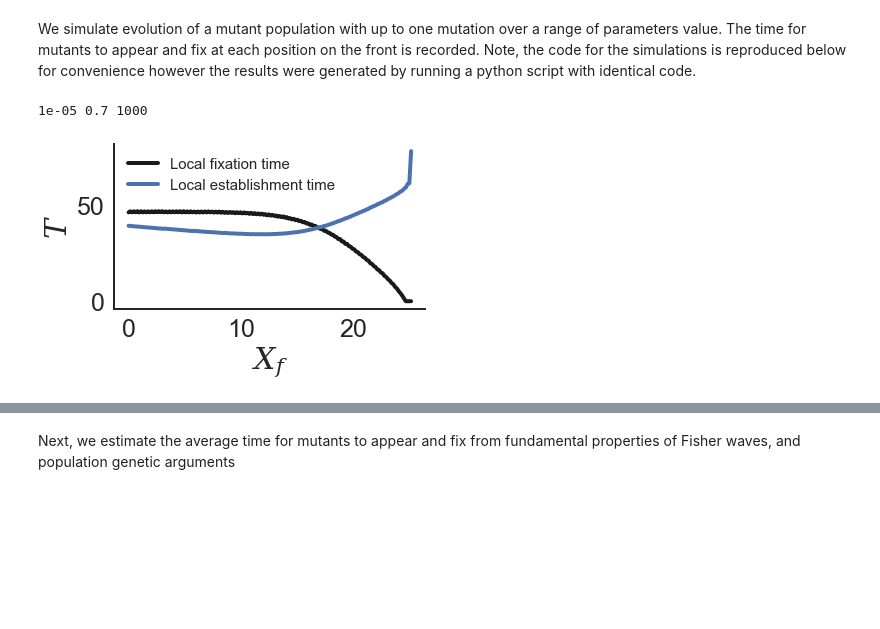
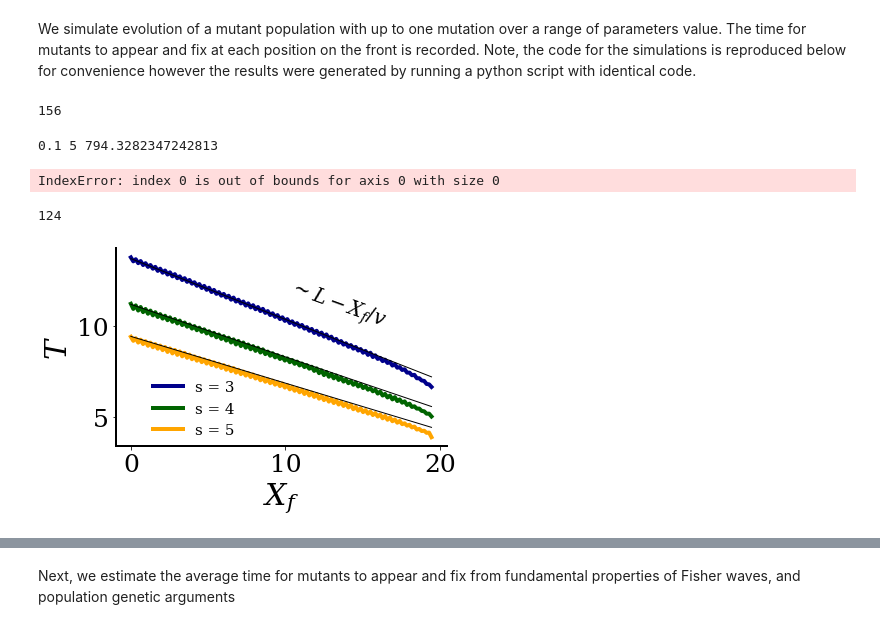
Before and after one commit to nkrishnan94/Range-Expansion-Eco-Evo-Regime, a Jupyter notebook: Range expansion shifts clonal interference patterns in evolving populations.ipynb, the cells around one changed output, grey strips where cells are left out. Drawn from its saved outputs; the diff is of its cells as text; code cells hidden in the pictures; blank space fills up the shorter version.

```diff
--- a/Range expansion shifts clonal interference patterns in evolving populations.ipynb
+++ b/Range expansion shifts clonal interference patterns in evolving populations.ipynb
@@ -679,15 +668,17 @@ ax.patch.set_alpha(0)
 ### Fixation and establishment times over a range of $s$, $r_w$, and $K$
 # %% [markdown]
 We simulate evolution of a mutant population with up to one mutation over a range of parameters value. The time for mutants to appear and fix at each position on the front is recorded. Note, the code for the simulations is reproduced below for convenience however the results were generated by running a python script with identical code.
+# %%
+L_f
+# %% [output]
+156
 # %%
-from evo_diffeqs import*
-from tqdm import tqdm
 
 ##simulating fixation of single mutant
 #parameter values
-mu_range =1/(10**np.array([5]))
-s_range = [.7]
-K_range=10**np.array( [3])
+mu_range =1/(10**np.array([1]))
+s_range = [5]
+K_range=10**np.array( [2.9])
 D_range=[1]
 params = [mu_range,s_range,K_range,D_range]
 
@@ -715,7 +706,7 @@ for mu in tqdm(mu_range):
 
 
 
-                R=400
+                R=100
                 dR =.5*(r)**.5
                 R_space = np.linspace(0,R-dR,R/dR)
 
@@ -739,7 +730,7 @@ for mu in tqdm(mu_range):
                 ##simulation until fixaiton along entire fron
                 while not fixed:
                     #solve stochastich Fisher equation for on time step
-                    db = sFisher_1max(b,R_space,mu,s,r,K,D)
+                    db = sFisher_1max(b,R_space,dt,mu,s,r,K,D)
                     ##add new alleles to b vector
                     b_1 = b+dt*db  ##compute new population density per Euler-Murayama method
                     for i in range(len(b_1)):
@@ -750,7 +741,7 @@ for mu in tqdm(mu_range):
 
                     ### position where total population density goes to 0, or the "front end"
                     btot = np.sum(b,axis=0)
-                    f_end = max(np.where(btot*K<1)[0][0],L_f)
+                    f_end = max(np.where((btot*K)<1)[0][0],L_f)
 
 
                     ##check where the wild type wave is exteinct along the front
@@ -763,44 +754,60 @@ for mu in tqdm(mu_range):
                     fixed = all(fix_bools)
 
                     ##check where the wild type wave is extinct along the front
-                    est_bools = (b[1][f_end-L_f:f_end])>(mu*10)
+                    est_bools = (b[1][f_end-L_f:f_end]*K)>1
                     est_times.append((eb_1^est_bools)*t)
                     eb_1 = est_bools
+                    if f_end > (4*L_f):
+                        for i in range(len(b)):
+                            b[i] = np.append(b[i][2*L_f:], np.zeros(2*L_f))
+
                     t+=1
 
 
                 data_exp.append([np.array(fix_times)[:,:].max(axis=0)*dt,
                                np.array(est_times)[:,:].max(axis=0)*dt])
 # %% [output]
-1e-05 0.7 1000
+0.1 5 794.3282347242813
+IndexError: index 0 is out of bounds for axis 0 with size 0
 # %%
 ##save simulation results
 #np.save('data_exp.npy', np.array(data_exp))
 # %%
 ##load simulation results
-data_exp = np.load('data_exp.npy')
+data_exp = np.load('data_exp1.npy')
 # %%
-data_exp = np.array(data_exp).reshape(4,3,2,2)
+data_exp=np.array(data_exp).reshape(5,3,3,2,2)
+# %%
+(np.mean(data_exp[:,0,0,0,0],axis=0)
+# %% [output]
+124
 # %%
 fig,ax = plt.subplots(figsize=(6,4))
-sns.set(font_scale=2,font='serif')
-sns.set_style("white")
-ax.plot(R_space[0:len(data_exp[0,0,1,0][:-1])],data_exp[0,0,1,0][:-1]-data_exp[0,0,1,1][:-1],'k',lw=4,label='Local fixation time')
-ax.plot(R_space[0:len(data_exp[0,0,1,0][:-1])],data_exp[0,0,1,1][:-1],'b',lw=4,label ='Local establishment time')
+colors = ['darkblue','darkgreen','orange',]
+
+
+for i in [0,1,2]:
+    ax.plot(x[0:L_f],np.mean(data_exp[:,0,i,0,0],axis=0),'b',lw=4,label ='s = %d' %s[i],color = colors[i])
+    ax.plot(x[0:L_f],(.5*(x[L_f]-x[0:L_f] ))/ ( ((s[i]+1)**.5)-.5) +.5+np.mean(data_exp[:,0,i,0,0],axis=0).min() ,color='k',lw=1)
+
+
+ax.text(10,10,'$\sim L-X_f / v$',fontsize=20,rotation=-20)
+
+
+
 ax.spines['top'].set_visible(False)
 ax.spines['bottom'].set_linewidth(2)
 ax.spines['left'].set_linewidth(2)
 ax.spines['right'].set_linewidth(False)
-leg = ax.legend(fontsize=15,edgecolor='w')
+leg = ax.legend(fontsize=15,edgecolor='w',bbox_to_anchor=(.4, .4))
 ax.set_ylabel('$T$',fontsize=30)
 ax.set_xlabel('$X_f$',fontsize=30)
 ax.tick_params(labelsize=25)
 ax.tick_params(labelsize=25)
 leg.get_frame().set_alpha(0)
 ax.patch.set_facecolor('w')
 ax.patch.set_alpha(0)
 plt.tight_layout()
-
-plt.savefig('fig1b.pdf',facecolor=ax.get_facecolor(), edgecolor='none' )
+plt.savefig('fig2a.pdf',facecolor=ax.get_facecolor(), edgecolor='none' )
 # %% [output]
-[figure, old version]
+[figure, new version]
```
Also changed, not shown: parts of 40 cells of this notebook, 3 other files.
